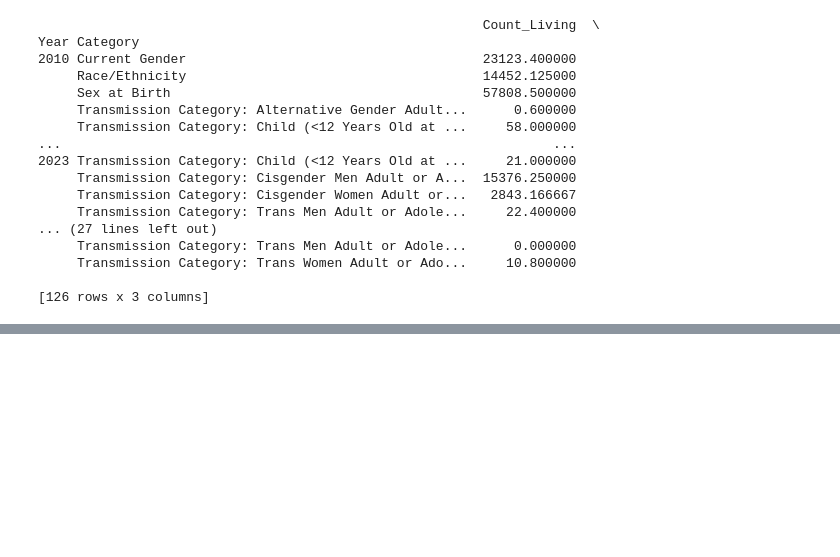
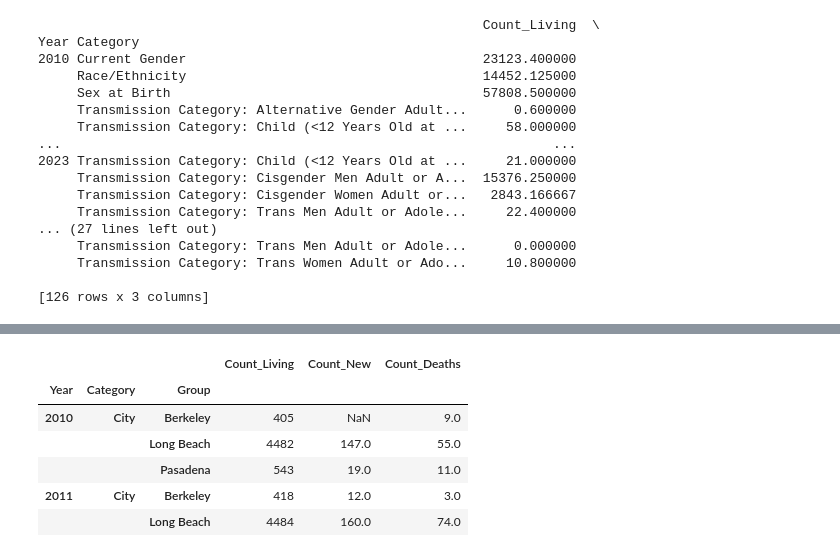
Before and after one commit to gaayathrimathuria/DS2023-Project2-HIVAIDS, a Jupyter notebook: looking_at_data_options.ipynb, the cells around one changed output, grey strips where cells are left out. Cells and saved outputs as stored; diff of their text form; code cells hidden in the pictures; blank space fills up the shorter version.

```diff
--- a/looking_at_data_options.ipynb
+++ b/looking_at_data_options.ipynb
@@ -78,0 +130,14 @@ Year Category
+# %%
+# Showing that the city counts actually show up (they were ommitted in the initial merge)
+
+city_official_combined = official_combined.query("Category == 'City'")
+
+city_official_combined.head()
+# %% [output]
+|  |  |  | Count_Living | Count_New | Count_Deaths |
+| Year | Category | Group |  |  |  |
+| 2010 | City | Berkeley | 405 | NaN | 9.0 |
+|  |  | Long Beach | 4482 | 147.0 | 55.0 |
+|  |  | Pasadena | 543 | 19.0 | 11.0 |
+| 2011 | City | Berkeley | 418 | 12.0 | 3.0 |
+|  |  | Long Beach | 4484 | 160.0 | 74.0 |
```
Also changed, not shown: parts of 3 cells of this notebook.
